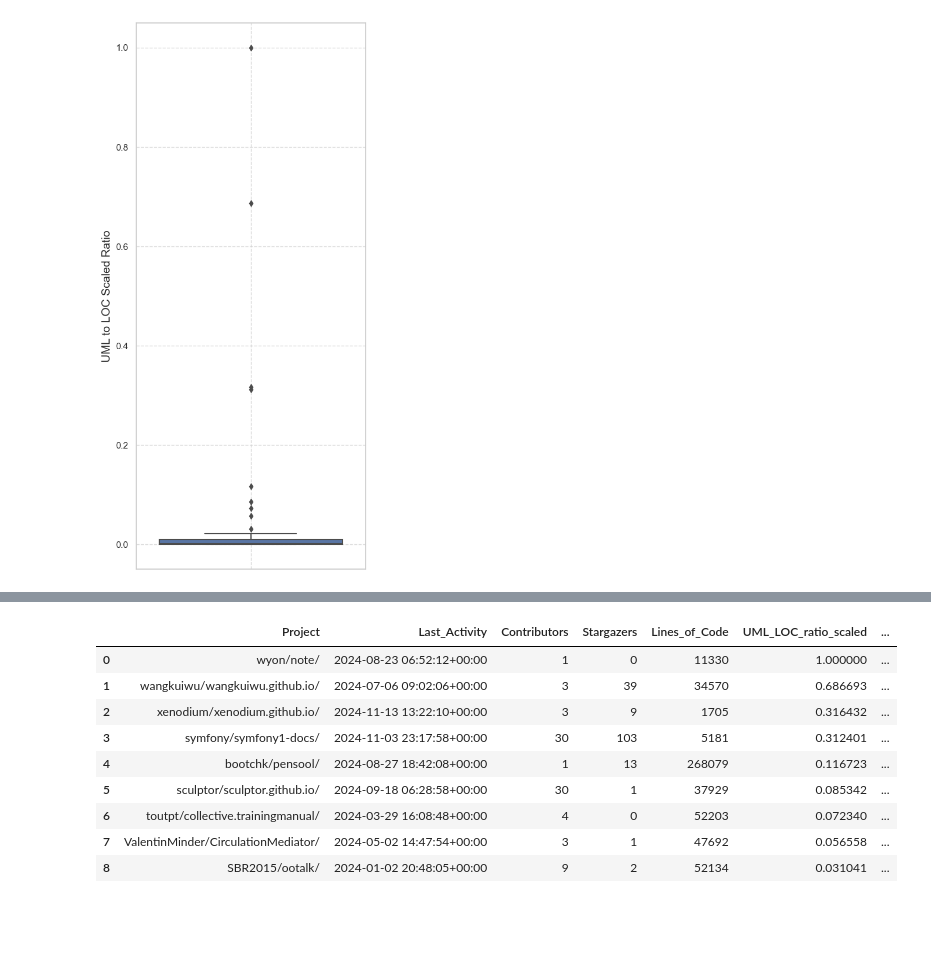
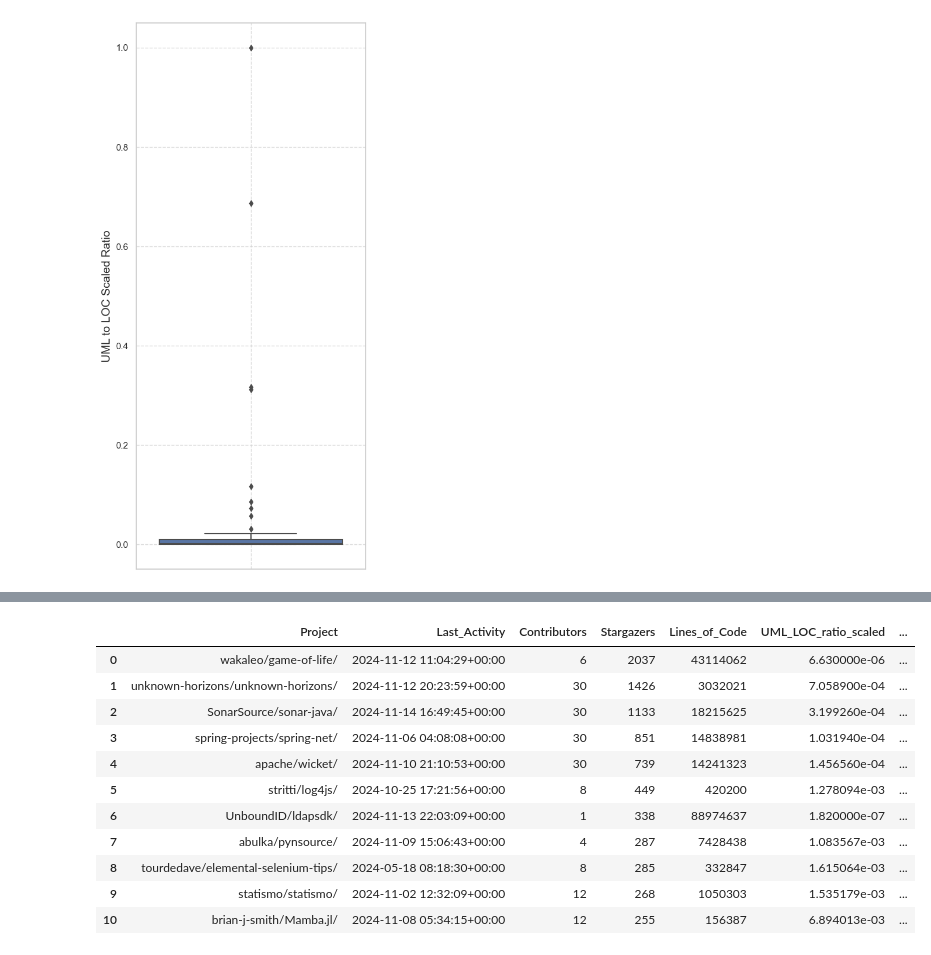
Before and after one commit to zakipauzi/uml_code_traceability, a Jupyter notebook: 2_filter_repos.ipynb, the cells around one changed output, grey strips where cells are left out. Drawn from its saved outputs; the diff is of its cells as text; code cells hidden in the pictures; blank space fills up the shorter version.

Commit message:
adding outliers for stars

```diff
--- a/2_filter_repos.ipynb
+++ b/2_filter_repos.ipynb
@@ -567,0 +570,8 @@ plt.show()
+# %%
+sampled_class_diagrams_df = pd.read_csv("class_diagrams_df.csv")
+
+# sort desc
+sampled_class_diagrams_df = sampled_class_diagrams_df.sort_values(by='Stargazers', ascending=False).reset_index(drop=True)
+out_sampled_cd_df_stars = sampled_class_diagrams_df[:9]
+out_sampled_cd_df_stars.to_csv("out_sampled_cd_df_stars.csv")
+out_sampled_cd_df_stars
@@ -570,15 +659,17 @@ plt.show()
 # %%
-out_sampled_cd_df = sampled_class_diagrams_df[:9]
+out_sampled_cd_df = sampled_class_diagrams_df[:11]
 out_sampled_cd_df
 # %% [output]
 |  | Project | Last_Activity | Contributors | Stargazers | Lines_of_Code | UML_LOC_ratio_scaled | ... |
-| 0 | wyon/note/ | 2024-08-23 06:52:12+00:00 | 1 | 0 | 11330 | 1.000000 | ... |
-| 1 | wangkuiwu/wangkuiwu.github.io/ | 2024-07-06 09:02:06+00:00 | 3 | 39 | 34570 | 0.686693 | ... |
-| 2 | xenodium/xenodium.github.io/ | 2024-11-13 13:22:10+00:00 | 3 | 9 | 1705 | 0.316432 | ... |
-| 3 | symfony/symfony1-docs/ | 2024-11-03 23:17:58+00:00 | 30 | 103 | 5181 | 0.312401 | ... |
-| 4 | bootchk/pensool/ | 2024-08-27 18:42:08+00:00 | 1 | 13 | 268079 | 0.116723 | ... |
-| 5 | sculptor/sculptor.github.io/ | 2024-09-18 06:28:58+00:00 | 30 | 1 | 37929 | 0.085342 | ... |
-| 6 | toutpt/collective.trainingmanual/ | 2024-03-29 16:08:48+00:00 | 4 | 0 | 52203 | 0.072340 | ... |
-| 7 | ValentinMinder/CirculationMediator/ | 2024-05-02 14:47:54+00:00 | 3 | 1 | 47692 | 0.056558 | ... |
-| 8 | SBR2015/ootalk/ | 2024-01-02 20:48:05+00:00 | 9 | 2 | 52134 | 0.031041 | ... |
+| 0 | wakaleo/game-of-life/ | 2024-11-12 11:04:29+00:00 | 6 | 2037 | 43114062 | 6.630000e-06 | ... |
+| 1 | unknown-horizons/unknown-horizons/ | 2024-11-12 20:23:59+00:00 | 30 | 1426 | 3032021 | 7.058900e-04 | ... |
+| 2 | SonarSource/sonar-java/ | 2024-11-14 16:49:45+00:00 | 30 | 1133 | 18215625 | 3.199260e-04 | ... |
+| 3 | spring-projects/spring-net/ | 2024-11-06 04:08:08+00:00 | 30 | 851 | 14838981 | 1.031940e-04 | ... |
+| 4 | apache/wicket/ | 2024-11-10 21:10:53+00:00 | 30 | 739 | 14241323 | 1.456560e-04 | ... |
+| 5 | stritti/log4js/ | 2024-10-25 17:21:56+00:00 | 8 | 449 | 420200 | 1.278094e-03 | ... |
+| 6 | UnboundID/ldapsdk/ | 2024-11-13 22:03:09+00:00 | 1 | 338 | 88974637 | 1.820000e-07 | ... |
+| 7 | abulka/pynsource/ | 2024-11-09 15:06:43+00:00 | 4 | 287 | 7428438 | 1.083567e-03 | ... |
+| 8 | tourdedave/elemental-selenium-tips/ | 2024-05-18 08:18:30+00:00 | 8 | 285 | 332847 | 1.615064e-03 | ... |
+| 9 | statismo/statismo/ | 2024-11-02 12:32:09+00:00 | 12 | 268 | 1050303 | 1.535179e-03 | ... |
+| 10 | brian-j-smith/Mamba.jl/ | 2024-11-08 05:34:15+00:00 | 12 | 255 | 156387 | 6.894013e-03 | ... |
 # %%
```
Also changed, not shown: parts of 12 cells of this notebook, 4 other files.
